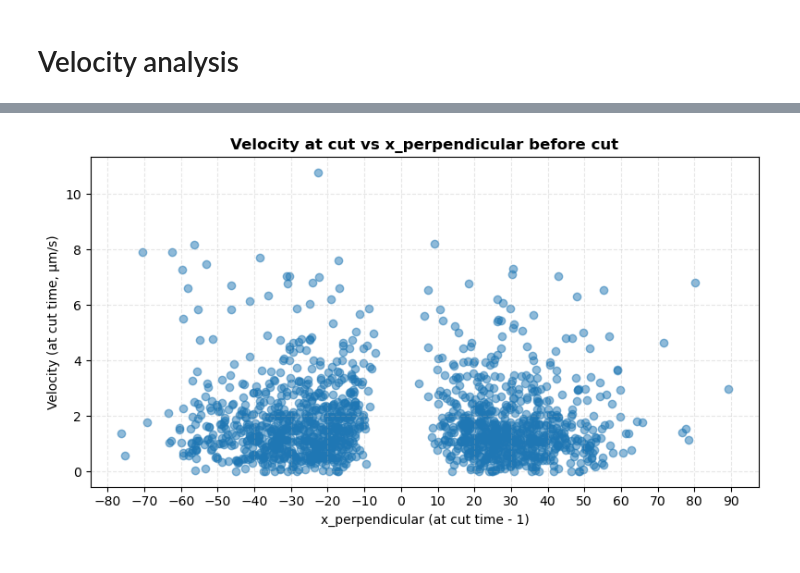
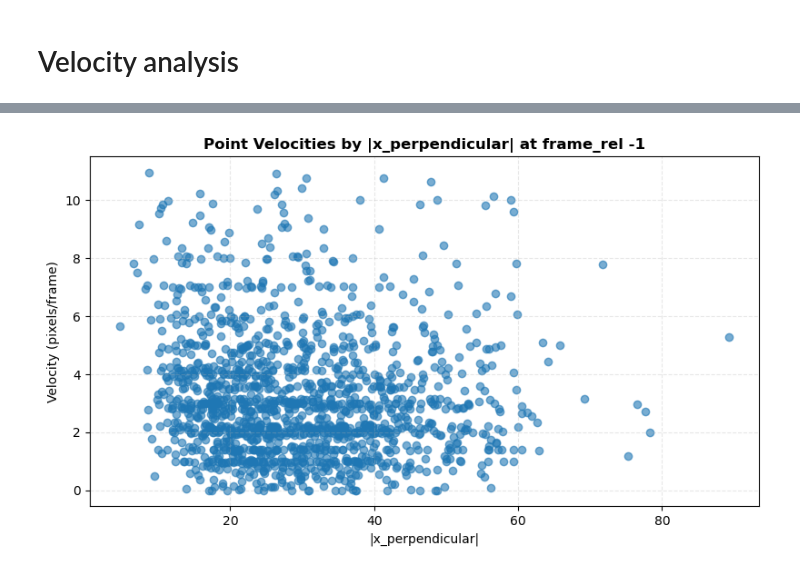
Before and after one commit to signynas/diet4CoLA, a Jupyter notebook: annotated_data.ipynb, the cells around one changed output, grey strips where cells are left out. Cells and saved outputs as stored; diff of their text form; code cells hidden in the pictures.

```diff
--- a/annotated_data.ipynb
+++ b/annotated_data.ipynb
@@ -135,7 +117,7 @@ for cell_id in cell_ids:
             print(f"Warning: No timestamps found in {czi_path}")
             cell_df['timestamp'] = np.nan
         else:
-            frames = cell_df["time"].values
+            frames = cell_df["frame"].values
             frames = np.clip(frames, 0, len(timestamps) - 1)
             cell_df['timestamp'] = timestamps[frames]
 
@@ -171,0 +156,9 @@ points_irl.head()
+# %%
+# Calculate frame relative to cut (0 is cut time, -1 is one frame before cut, etc.)
+df = points_irl.copy()
+
+df['cut_time'] = df.groupby('cell_id').apply(lambda group: group.loc[group['cut'], 'frame'].min()).reindex(df['cell_id']).values
+df['frame_rel'] = df['frame'] - df['cut_time']
+
+points_rel = df.copy()
+points_rel.head()
@@ -175,7 +175,7 @@ points_irl.head()
 # Calculate cut-based coordinates (x_parallel, x_perpendicular, cut_length) with cut1 as the cut with lowest y value
 import numpy as np
 
-df = points_irl.copy()
+df = points_rel.copy()
 
 for cell_id in df["cell_id"].unique():
     cell_mask = df["cell_id"] == cell_id
@@ -632,0 +330,2 @@ plt.show()
+# %%
+points_final = points_v_filtered[points_v_filtered['frame_rel'] >= -1][points_v_filtered['frame_rel'] <= 8].copy()
@@ -639,47 +346,4 @@ points_final.to_csv('out/points.csv')
 # %%
-import matplotlib.pyplot as plt
-import numpy as np
-import pandas as pd
-
-df = points_final.copy()
-
-# 1. Identify the cut time for each cell
-cut_times = df.loc[df["cut"]].groupby("cell_id")["time"].min()
-
-# 2. Get rows at the cut time (velocity at cut)
-cut_df = df[df["time"].isin(cut_times)].copy()
-
-# 3. Get rows at cut time - 1 (x_perpendicular before cut)
-precut_df = df.copy()
-precut_df["cut_time"] = precut_df["cell_id"].map(cut_times)
-precut_df = precut_df[precut_df["time"] == precut_df["cut_time"] - 1]
-
-# 4. Merge precut x_perpendicular with cut velocity
-merged = pd.merge(
-    cut_df[["point_id", "velocity_cut"]],
-    precut_df[["point_id", "x_perpendicular"]],
-    on="point_id",
-    how="inner"
-)
-
-# 5. Drop missing values just in case
-merged = merged.dropna(subset=["x_perpendicular", "velocity_cut"])
-
-# 6. Scatter plot
-plt.figure(figsize=(8, 4.5))
-plt.scatter(merged["x_perpendicular"], merged["velocity_cut"], alpha=0.5)
-plt.xlabel("x_perpendicular (at cut time - 1)")
-plt.ylabel("Velocity (at cut time, pixels/s)")
-plt.title("Velocity at cut vs x_perpendicular before cut", fontweight="bold")
-plt.grid(True, alpha=0.3, linestyle="--")
-
-# Optional: nice ticks on x-axis
-min_x = merged["x_perpendicular"].min()
-max_x = merged["x_perpendicular"].max()
-if max_x > min_x:
-    plt.xticks(np.arange(np.floor(min_x - 3), np.ceil(max_x) + 10, 10))
-
-plt.tight_layout()
-plt.show()
+bu.plot_velocities_by_x_perpendicular(points_final, frame_rel=-1)
 # %% [output]
-[figure, old version]
+[figure, new version]
```
Also changed, not shown: parts of 28 cells of this notebook, 1 other file.
